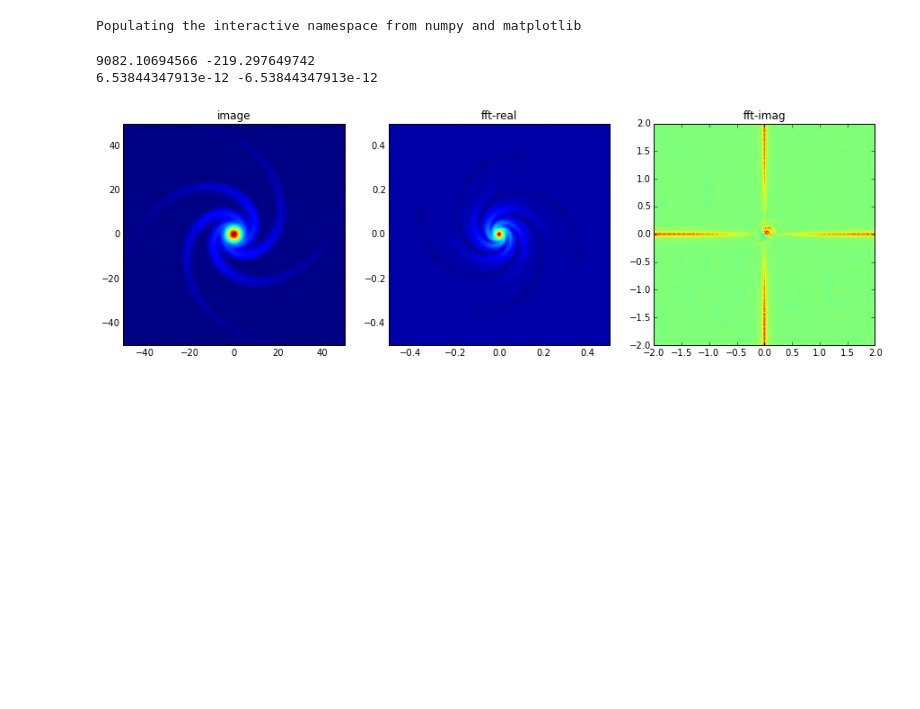
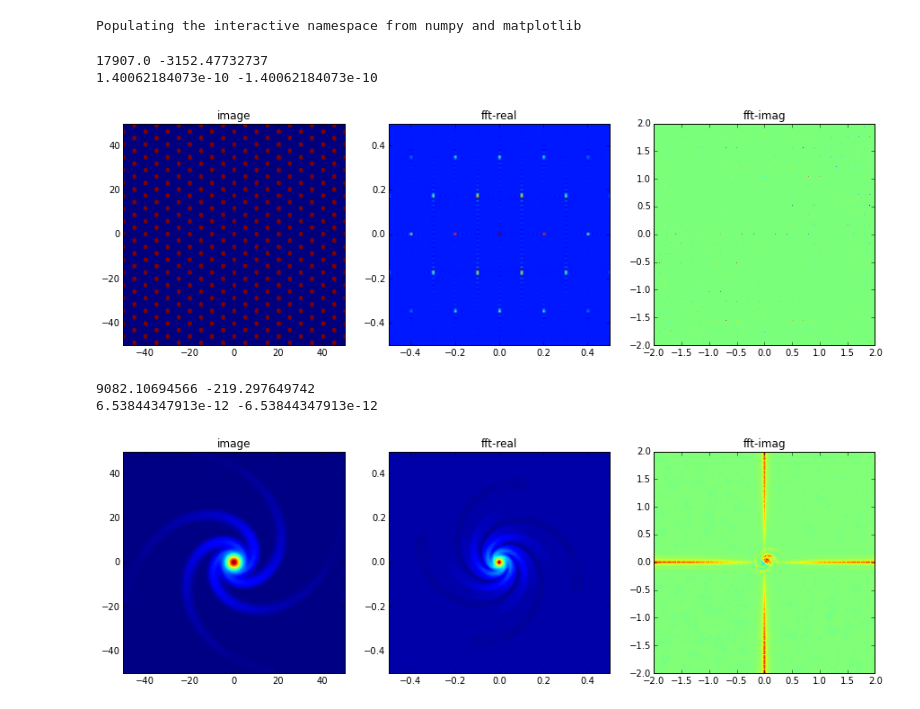
Before and after one commit to fjdu/playing_with_FFT, a Jupyter notebook: Playing_with_FFT.ipynb, the cells around one changed output. Drawn from its saved outputs; the diff is of its cells as text; code cells hidden in the pictures; blank space fills up the shorter version.

```diff
--- a/Playing_with_FFT.ipynb
+++ b/Playing_with_FFT.ipynb
@@ -156,3 +220,9 @@ def test_easy_fft_2d_spiral(nx = 401, ny=401, nspiral=2):
+# %%
+test_easy_fft_2d_mask(nx = 401, ny=401)
+# %% [output]
+17907.0 -3152.47732737
+1.40062184073e-10 -1.40062184073e-10
+[figure, added]
 # %%
 test_easy_fft_2d_spiral(nx = 401, ny=401, nspiral=4)
 # %% [output]
```
Also changed, not shown: parts of 1 cell of this notebook.
